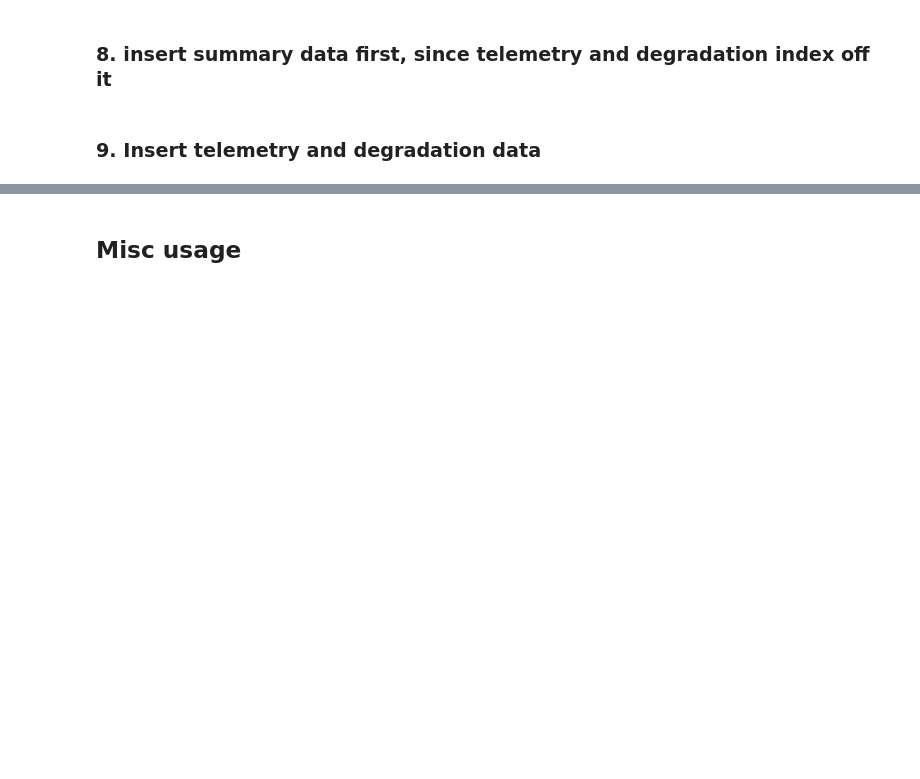
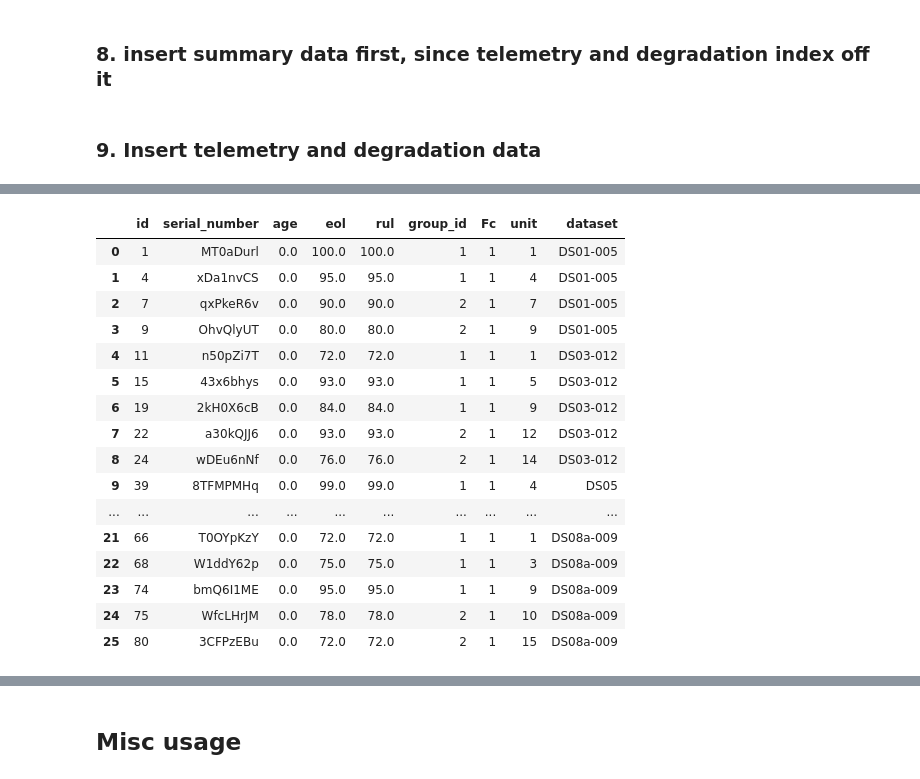
Before and after one commit to darrahts/phm2021_data_challenge, a Jupyter notebook: notebooks/database_api_ncmapss.ipynb, the cells around one changed output, grey strips where cells are left out. Drawn from its saved outputs; the diff is of its cells as text; code cells hidden in the pictures; blank space fills up the shorter version.

Commit message:
get units function complete

```diff
--- a/notebooks/database_api_ncmapss.ipynb
+++ b/notebooks/database_api_ncmapss.ipynb
@@ -268,0 +298,20 @@ api.batch_insert(df=df[degradation_cols],
+# %%
+api._get_units(Fc=[1], db=db)
+# %% [output]
+|  | id | serial_number | age | eol | rul | group_id | Fc | unit | dataset |
+| 0 | 1 | MT0aDurl | 0.0 | 100.0 | 100.0 | 1 | 1 | 1 | DS01-005 |
+| 1 | 4 | xDa1nvCS | 0.0 | 95.0 | 95.0 | 1 | 1 | 4 | DS01-005 |
+| 2 | 7 | qxPkeR6v | 0.0 | 90.0 | 90.0 | 2 | 1 | 7 | DS01-005 |
+| 3 | 9 | OhvQlyUT | 0.0 | 80.0 | 80.0 | 2 | 1 | 9 | DS01-005 |
+| 4 | 11 | n50pZi7T | 0.0 | 72.0 | 72.0 | 1 | 1 | 1 | DS03-012 |
+| 5 | 15 | 43x6bhys | 0.0 | 93.0 | 93.0 | 1 | 1 | 5 | DS03-012 |
+| 6 | 19 | 2kH0X6cB | 0.0 | 84.0 | 84.0 | 1 | 1 | 9 | DS03-012 |
+| 7 | 22 | a30kQJJ6 | 0.0 | 93.0 | 93.0 | 2 | 1 | 12 | DS03-012 |
+| 8 | 24 | wDEu6nNf | 0.0 | 76.0 | 76.0 | 2 | 1 | 14 | DS03-012 |
+| 9 | 39 | 8TFMPMHq | 0.0 | 99.0 | 99.0 | 1 | 1 | 4 | DS05 |
+| ... | ... | ... | ... | ... | ... | ... | ... | ... | ... |
+| 21 | 66 | T0OYpKzY | 0.0 | 72.0 | 72.0 | 1 | 1 | 1 | DS08a-009 |
+| 22 | 68 | W1ddY62p | 0.0 | 75.0 | 75.0 | 1 | 1 | 3 | DS08a-009 |
+| 23 | 74 | bmQ6I1ME | 0.0 | 95.0 | 95.0 | 1 | 1 | 9 | DS08a-009 |
+| 24 | 75 | WfcLHrJM | 0.0 | 78.0 | 78.0 | 2 | 1 | 10 | DS08a-009 |
+| 25 | 80 | 3CFPzEBu | 0.0 | 72.0 | 72.0 | 2 | 1 | 15 | DS08a-009 |
```
Also changed, not shown: parts of 5 cells of this notebook, 1 other file.
